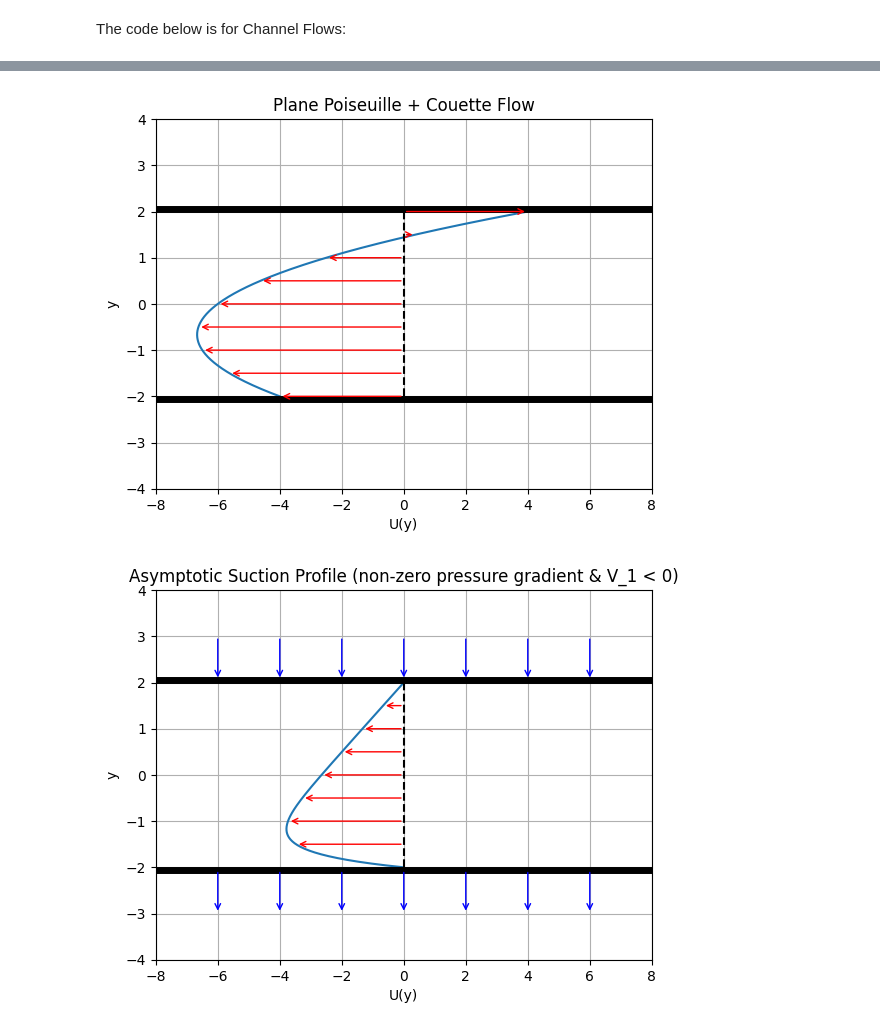
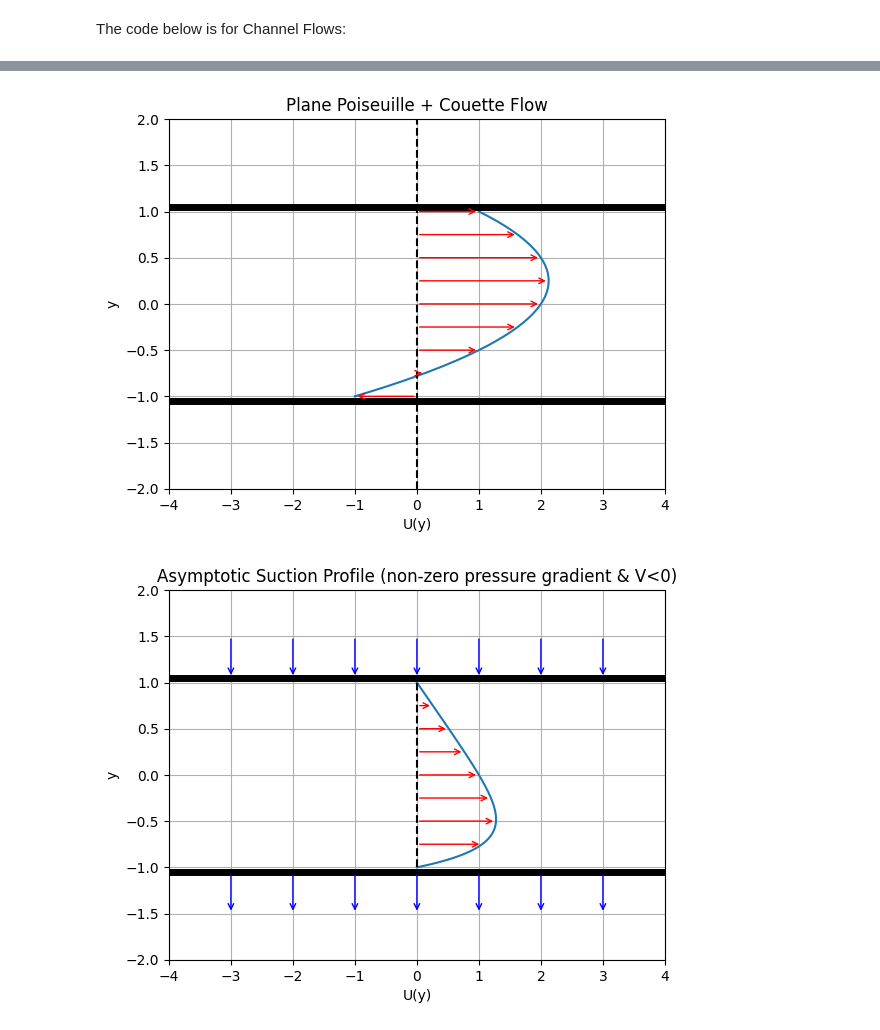
Before and after one commit to Alness5/Viscous-Fluid-Instability, a Jupyter notebook: channel_flows.ipynb, the cells around one changed output, grey strips where cells are left out. Cells and saved outputs as stored; diff of their text form; code cells hidden in the pictures.

Commit message:
Final implementation for channel flows ipynb

```diff
--- a/channel_flows.ipynb
+++ b/channel_flows.ipynb
@@ -43,47 +39,47 @@ plot_function(lambda y: (V_2/L)*y, (-2, 2), title='Plane Couette Flow')
 # %%
-plot_function(lambda y: (p/(rho*nu))*(y**2-L**2) + (V_2/L)*y, (-2, 2), title='Plane Poiseuille + Couette Flow')
+R=1
+G=-4
+plot_function(lambda y: (R*G/2)*(y**2-1) + y, (-1, 1), title='Plane Poiseuille + Couette Flow', A='Plane Poiseuille + Couette Flow')
 # %% [output]
-[figure, old version]
+[figure, new version]
 # %%
 import matplotlib.pyplot as plt
 import numpy as np
 
-def plot_function2(func, y_range, title):
+def plot_function2(func, y_range, title, A):
     y = np.linspace(y_range[0], y_range[1], 400)
     x = func(y)
     plt.plot(x, y)
-    y_arrows = np.linspace(y_range[0], y_range[1], 9)  # Adjust number of arrows
+    y_arrows = np.linspace(y_range[0], y_range[1], 9)
     for y_val in y_arrows:
         x_val = func(y_val)
         plt.annotate('', xy=(x_val, y_val), xytext=(0, y_val),
                      arrowprops=dict(arrowstyle="->", color='red'))
-    plt.plot([-8, 8], [2.05, 2.05], linewidth=5, color='black')
-    plt.plot([-8, 8], [-2.05, -2.05], linewidth=5, color='black')
-    plt.plot([0, 0], [-2, 2], 'k--')
-    # Add small uniform arrows pointing down below the bottom line
-    arrow_xs = np.linspace(-6, 6, 7)
+    plt.plot([-4, 4], [1.05, 1.05], linewidth=5, color='black')
+    plt.plot([-4, 4], [-1.05, -1.05], linewidth=5, color='black')
+    plt.plot([0, 0], [-1, 1], 'k--')
+    arrow_xs = np.linspace(-3, 3, 7)
     for x0 in arrow_xs:
-        plt.annotate('', xy=(x0, -3), xytext=(x0, -2.05),
+        plt.annotate('', xy=(x0, -1.5), xytext=(x0, -1.05),
                      arrowprops=dict(arrowstyle="->", color='blue', lw=1))
-        plt.annotate('', xy=(x0, 2.05), xytext=(x0, 3),
+        plt.annotate('', xy=(x0, 1.05), xytext=(x0, 1.5),
                      arrowprops=dict(arrowstyle="->", color='blue', lw=1))
-    plt.ylim(-4, 4)
-    plt.xlim(-8, 8)
+    plt.ylim(-2, 2)
+    plt.xlim(-4, 4)
     plt.xlabel('U(y)')
     plt.ylabel('y')
     plt.title(title)
     plt.grid(True)
+    plt.savefig(f'{A}.png', format='png', dpi=1200)
     plt.show()
 # %%
-V_1 = -3
-p = 4
+R = 1
+V = -4
 plot_function2(
-    lambda y: (p / (V_1 * rho)) * (
-        (L / np.sinh(V_1 * L / nu)) * (np.exp(V_1 * y / nu) - np.cosh(V_1 * L / nu)) - y
-    ),
-    (-2, 2),
-    title='Asymptotic Suction Profile (non-zero pressure gradient & V_1 < 0)'
-)
+    lambda y: (1 / (1 - np.cosh(R * V))) * (np.exp(R * V * y) - np.cosh(R * V) - np.sinh(R * V) * y),
+    (-1, 1),
+    title='Asymptotic Suction Profile (non-zero pressure gradient & V<0)',
+    A='Asymptotic Suction Profile (p != 0)')
 # %% [output]
-[figure, old version]
+[figure, new version]
 # %%
```
Also changed, not shown: parts of 6 cells of this notebook, 7 other files.
